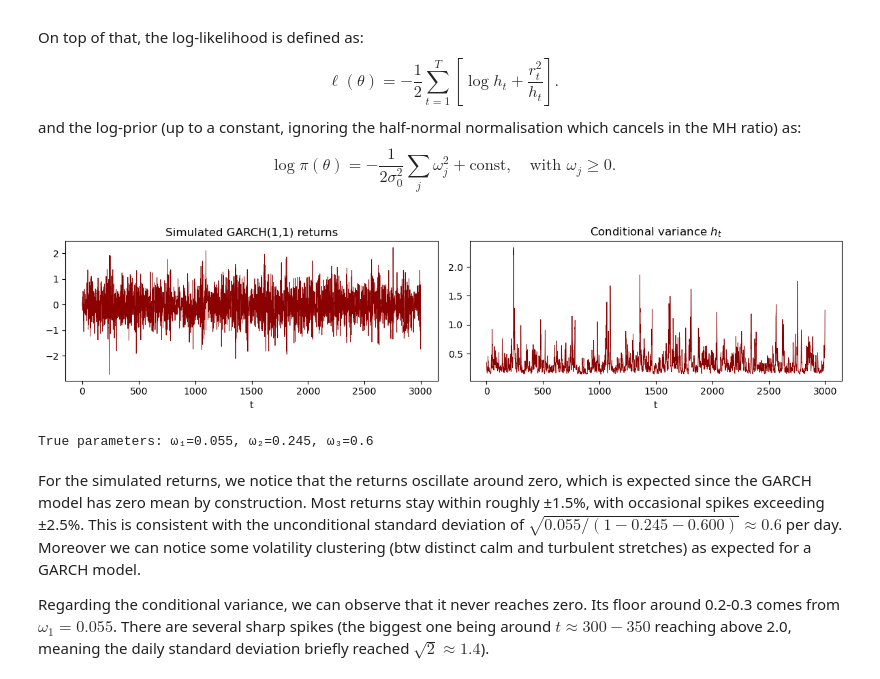
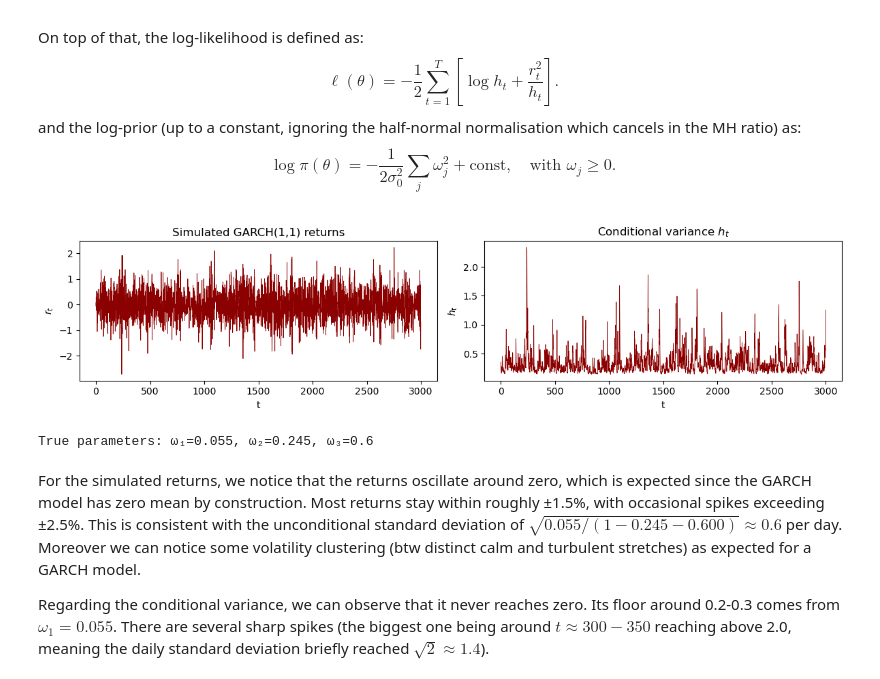
Before and after one commit to ralphndr/Control-variates-for-a-GARCH-model, a Jupyter notebook: src/code.ipynb, the cells around one changed output. Saved outputs shown, nothing was run; the diff lists cells and outputs as text; code cells hidden in the pictures.

Commit message:
Updated charts

```diff
--- a/src/code.ipynb
+++ b/src/code.ipynb
@@ -98,34 +98,36 @@ def log_posterior(returns, omega1, omega2, omega3, sigma0=1.0):
 def simulate_garch(T, omega1, omega2, omega3, seed=0):
     rng_sim = np.random.default_rng(seed)
     h = np.empty(T)
     r = np.empty(T)
     h[0] = omega1 / (1.0 - omega2 - omega3) # same as defined before
     # draw r0 from h0
     r[0] = rng_sim.normal(0, np.sqrt(h[0]))
     for t in range(1, T):
         h[t] = omega1 + omega2 * r[t-1]**2 + omega3 * h[t-1]
         r[t] = rng_sim.normal(0, np.sqrt(h[t]))
     return r, h
 
 # true parameters (same order of magnitude as the paper's DM/GBP estimates)
 TRUE_OMEGA = (0.055, 0.245, 0.600)   # (omega1, omega2, omega3)
 T_SIM = 3000
 
 r_sim, h_sim = simulate_garch(T_SIM, *TRUE_OMEGA)
 
 fig, axes = plt.subplots(1, 2, figsize=(12, 3))
 axes[0].plot(r_sim, lw=0.6, color='darkred')
 axes[0].set_title('Simulated GARCH(1,1) returns')
 axes[0].set_xlabel('t')
+axes[0].set_ylabel('$r_t$')
 axes[1].plot(h_sim, lw=0.6, color='darkred')
 axes[1].set_title('Conditional variance $h_t$')
 axes[1].set_xlabel('t')
+axes[1].set_ylabel('$h_t$')
 plt.tight_layout()
 plt.savefig('/Users/ralphnader/Desktop/Github_Projects/Control-variates-for-a-GARCH-model/img/simulatedgarch.png', dpi=200, bbox_inches='tight')
 plt.show()
 print(f'True parameters: ω₁={TRUE_OMEGA[0]}, ω₂={TRUE_OMEGA[1]}, ω₃={TRUE_OMEGA[2]}')
 # %% [output]
-[figure, old version]
+[figure, new version]
 True parameters: ω₁=0.055, ω₂=0.245, ω₃=0.6
 # %% [markdown]
 For the simulated returns, we notice that the returns oscillate around zero, which is expected since the GARCH model has zero mean by construction. Most returns stay within roughly ±1.5%, with occasional spikes exceeding ±2.5%. This is consistent with the unconditional standard deviation of $\sqrt{0.055 / (1 - 0.245 - 0.600)} \approx 0.6%$ per day. Moreover we can notice some volatility clustering (btw distinct calm and turbulent stretches) as expected for a GARCH model.
```
Also changed, not shown: parts of 14 cells of this notebook, 11 other files.
